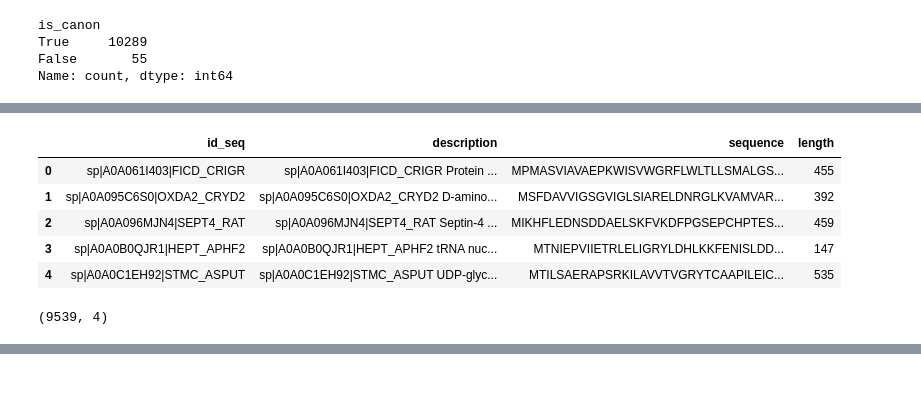
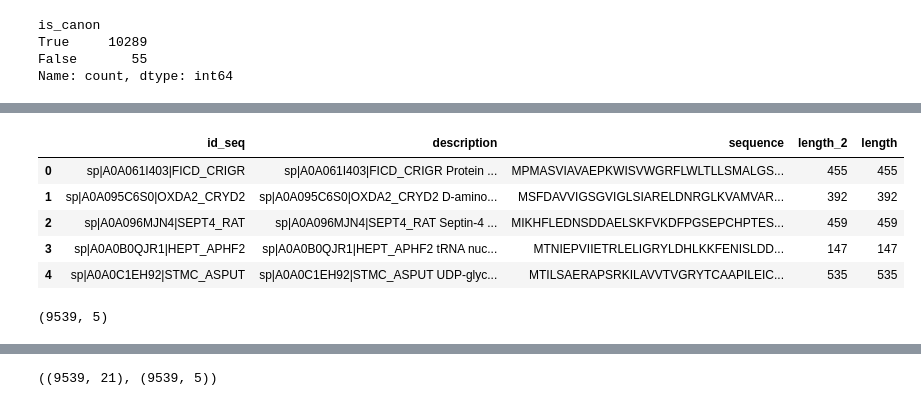
Before and after one commit to HisokaMorow1/demos_intr_2026, a Jupyter notebook: clases/2007_demo.ipynb, the cells around one changed output, grey strips where cells are left out. Cells and saved outputs as stored; diff of their text form; code cells hidden in the pictures.

```diff
--- a/clases/2007_demo.ipynb
+++ b/clases/2007_demo.ipynb
@@ -222,20 +222,20 @@ df_data_filter_3.head()
 | 3 | 3 | sp|A0A0B0QJR1|HEPT_APHF2 | sp|A0A0B0QJR1|HEPT_APHF2 tRNA nuc... | MTNIEPVIIETRLELIGRYLDHLKKFENISLDD... | 147 | 147 | True | True | ... |
 | 4 | 4 | sp|A0A0C1EH92|STMC_ASPUT | sp|A0A0C1EH92|STMC_ASPUT UDP-glyc... | MTILSAERAPSRKILAVVTVGRYTCAAPILEIC... | 535 | 535 | True | True | ... |
 # %%
-df_data_filter_3 = df_data_filter_3.drop(columns=["index", "length_2", "is_outlier", "is_not_outlier", "is_not_outlier_2", "is_canon"])
+df_data_filter_3 = df_data_filter_3.drop(columns=["index", "is_not_outlier", "is_not_outlier_2", "is_canon"])
 df_data_filter_3.head()
 # %% [output]
-|  | id_seq | description | sequence | length |
-| 0 | sp|A0A061I403|FICD_CRIGR | sp|A0A061I403|FICD_CRIGR Protein ... | MPMASVIAVAEPKWISVWGRFLWLTLLSMALGS... | 455 |
-| 1 | sp|A0A095C6S0|OXDA2_CRYD2 | sp|A0A095C6S0|OXDA2_CRYD2 D-amino... | MSFDAVVIGSGVIGLSIARELDNRGLKVAMVAR... | 392 |
-| 2 | sp|A0A096MJN4|SEPT4_RAT | sp|A0A096MJN4|SEPT4_RAT Septin-4 ... | MIKHFLEDNSDDAELSKFVKDFPGSEPCHPTES... | 459 |
-| 3 | sp|A0A0B0QJR1|HEPT_APHF2 | sp|A0A0B0QJR1|HEPT_APHF2 tRNA nuc... | MTNIEPVIIETRLELIGRYLDHLKKFENISLDD... | 147 |
-| 4 | sp|A0A0C1EH92|STMC_ASPUT | sp|A0A0C1EH92|STMC_ASPUT UDP-glyc... | MTILSAERAPSRKILAVVTVGRYTCAAPILEIC... | 535 |
+|  | id_seq | description | sequence | length_2 | length |
+| 0 | sp|A0A061I403|FICD_CRIGR | sp|A0A061I403|FICD_CRIGR Protein ... | MPMASVIAVAEPKWISVWGRFLWLTLLSMALGS... | 455 | 455 |
+| 1 | sp|A0A095C6S0|OXDA2_CRYD2 | sp|A0A095C6S0|OXDA2_CRYD2 D-amino... | MSFDAVVIGSGVIGLSIARELDNRGLKVAMVAR... | 392 | 392 |
+| 2 | sp|A0A096MJN4|SEPT4_RAT | sp|A0A096MJN4|SEPT4_RAT Septin-4 ... | MIKHFLEDNSDDAELSKFVKDFPGSEPCHPTES... | 459 | 459 |
+| 3 | sp|A0A0B0QJR1|HEPT_APHF2 | sp|A0A0B0QJR1|HEPT_APHF2 tRNA nuc... | MTNIEPVIIETRLELIGRYLDHLKKFENISLDD... | 147 | 147 |
+| 4 | sp|A0A0C1EH92|STMC_ASPUT | sp|A0A0C1EH92|STMC_ASPUT UDP-glyc... | MTILSAERAPSRKILAVVTVGRYTCAAPILEIC... | 535 | 535 |
 # %%
 df_data_filter_3 = df_data_filter_3.drop_duplicates(subset=["sequence"])
 df_data_filter_3.shape
 # %% [output]
-(9539, 4)
+(9539, 5)
 # %%
 matrix_data = []
 
@@ -260,3 +260,7 @@ df_frequencies.head()
 | 3 | MTNIEPVIIETRLELIGRYLDHLKKFENISLDD... | 0.068027 | 0.047619 | 0.000000 | 0.068027 | 0.088435 | 0.061224 | 0.000000 | 0.040816 | 0.040816 | ... | ... |
 | 4 | MTILSAERAPSRKILAVVTVGRYTCAAPILEIC... | 0.033645 | 0.091589 | 0.018692 | 0.061682 | 0.054206 | 0.056075 | 0.013084 | 0.076636 | 0.039252 | ... | ... |
 5 rows × 21 columns
+# %%
+df_frequencies.shape, df_data_filter_3.shape
+# %% [output]
+((9539, 21), (9539, 5))
```
Also changed, not shown: parts of 9 cells of this notebook, 5 other files.
